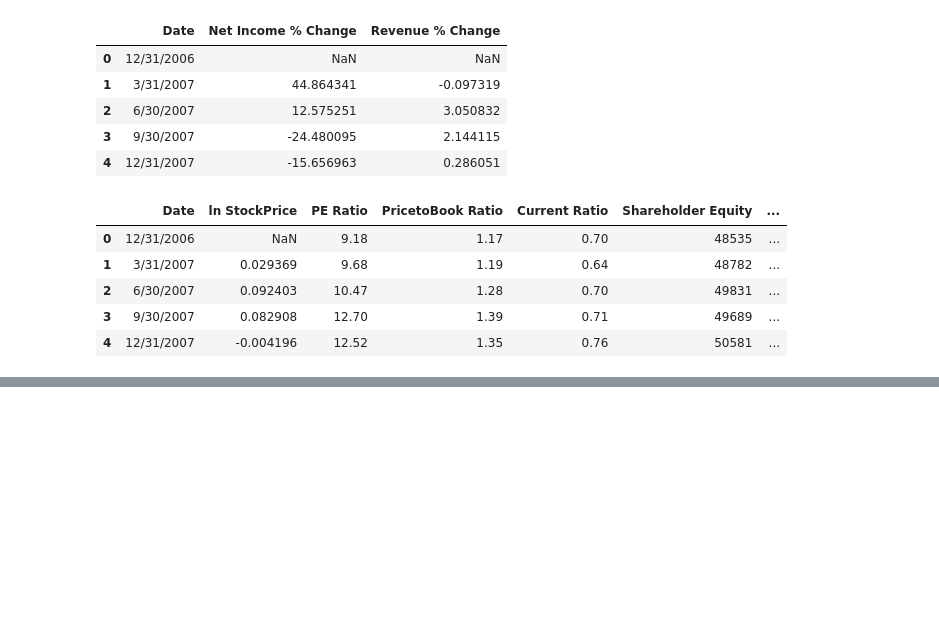
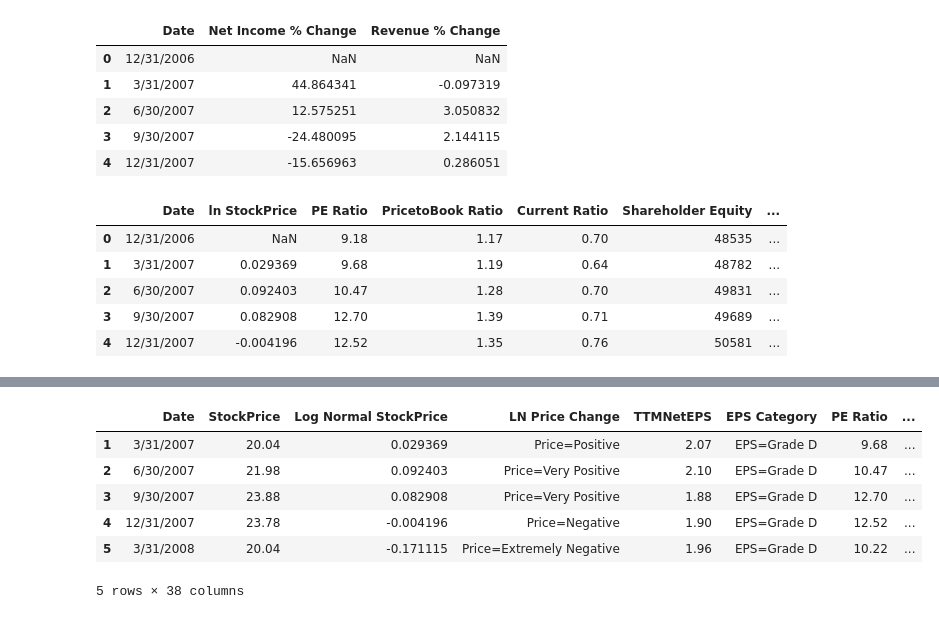
Before and after one commit to Montclair1/TelecomStockSelector, a Jupyter notebook: Verizon_Financials_PreProcessing.ipynb, the cells around one changed output, grey strips where cells are left out. Cells and saved outputs as stored; diff of their text form; code cells hidden in the pictures; blank space fills up the shorter version.

```diff
--- a/Verizon_Financials_PreProcessing.ipynb
+++ b/Verizon_Financials_PreProcessing.ipynb
@@ -206,0 +227,10 @@ data1final.style.applymap(highlight_cols, subset=pd.IndexSlice[:, ['Log Normal S
+# %%
+data1final.head()
+# %% [output]
+|  | Date | StockPrice | Log Normal StockPrice | LN Price Change | TTMNetEPS | EPS Category | PE Ratio | ... |
+| 1 | 3/31/2007 | 20.04 | 0.029369 | Price=Positive | 2.07 | EPS=Grade D | 9.68 | ... |
+| 2 | 6/30/2007 | 21.98 | 0.092403 | Price=Very Positive | 2.10 | EPS=Grade D | 10.47 | ... |
+| 3 | 9/30/2007 | 23.88 | 0.082908 | Price=Very Positive | 1.88 | EPS=Grade D | 12.70 | ... |
+| 4 | 12/31/2007 | 23.78 | -0.004196 | Price=Negative | 1.90 | EPS=Grade D | 12.52 | ... |
+| 5 | 3/31/2008 | 20.04 | -0.171115 | Price=Extremely Negative | 1.96 | EPS=Grade D | 10.22 | ... |
+5 rows × 38 columns
```
Also changed, not shown: parts of 7 cells of this notebook, 3 other files.
